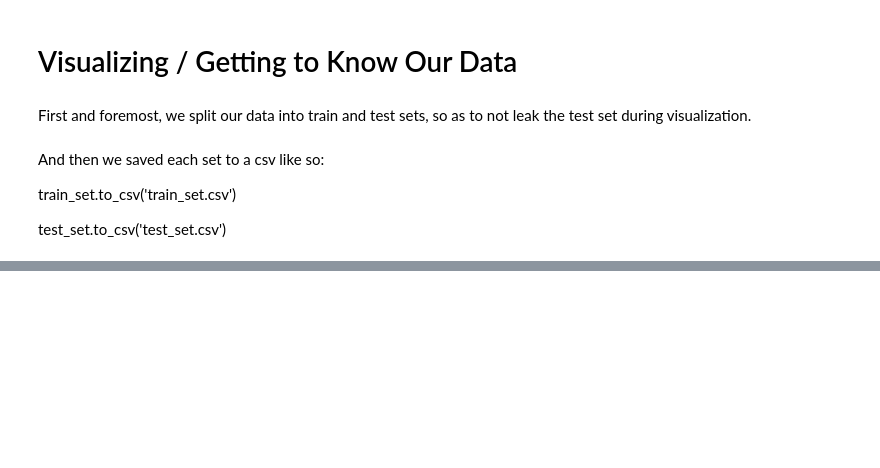
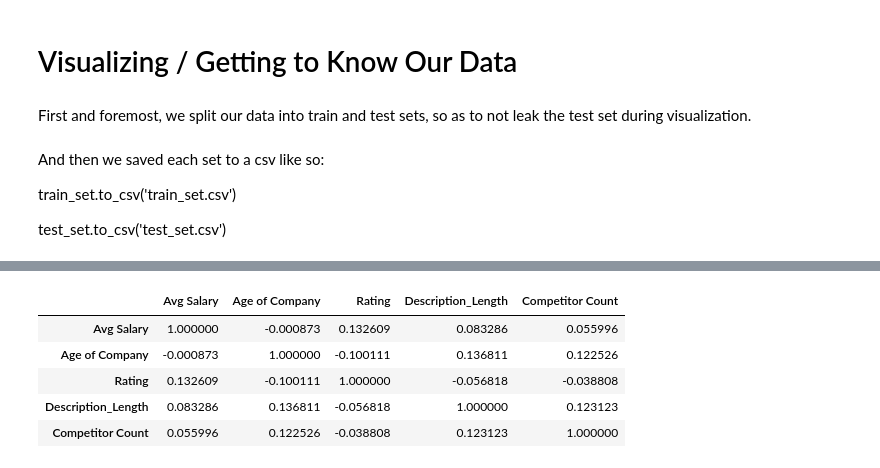
Before and after one commit to Aviost111/ds_project, a Jupyter notebook: GLASSDOOR SALARY PREDICTION PROJECT.ipynb, the cells around one changed output, grey strips where cells are left out. Saved outputs shown, nothing was run; the diff lists cells and outputs as text; code cells hidden in the pictures; blank space fills up the shorter version.

```diff
--- a/GLASSDOOR SALARY PREDICTION PROJECT.ipynb
+++ b/GLASSDOOR SALARY PREDICTION PROJECT.ipynb
@@ -359,0 +415,9 @@ df=pd.read_csv('train_set.csv',index_col=0)
+# %%
+df[['Avg Salary','Age of Company','Rating','Description_Length','Competitor Count']].corr()
+# %% [output]
+|  | Avg Salary | Age of Company | Rating | Description_Length | Competitor Count |
+| Avg Salary | 1.000000 | -0.000873 | 0.132609 | 0.083286 | 0.055996 |
+| Age of Company | -0.000873 | 1.000000 | -0.100111 | 0.136811 | 0.122526 |
+| Rating | 0.132609 | -0.100111 | 1.000000 | -0.056818 | -0.038808 |
+| Description_Length | 0.083286 | 0.136811 | -0.056818 | 1.000000 | 0.123123 |
+| Competitor Count | 0.055996 | 0.122526 | -0.038808 | 0.123123 | 1.000000 |
```
Also changed, not shown: parts of 9 cells of this notebook, 2 other files.
